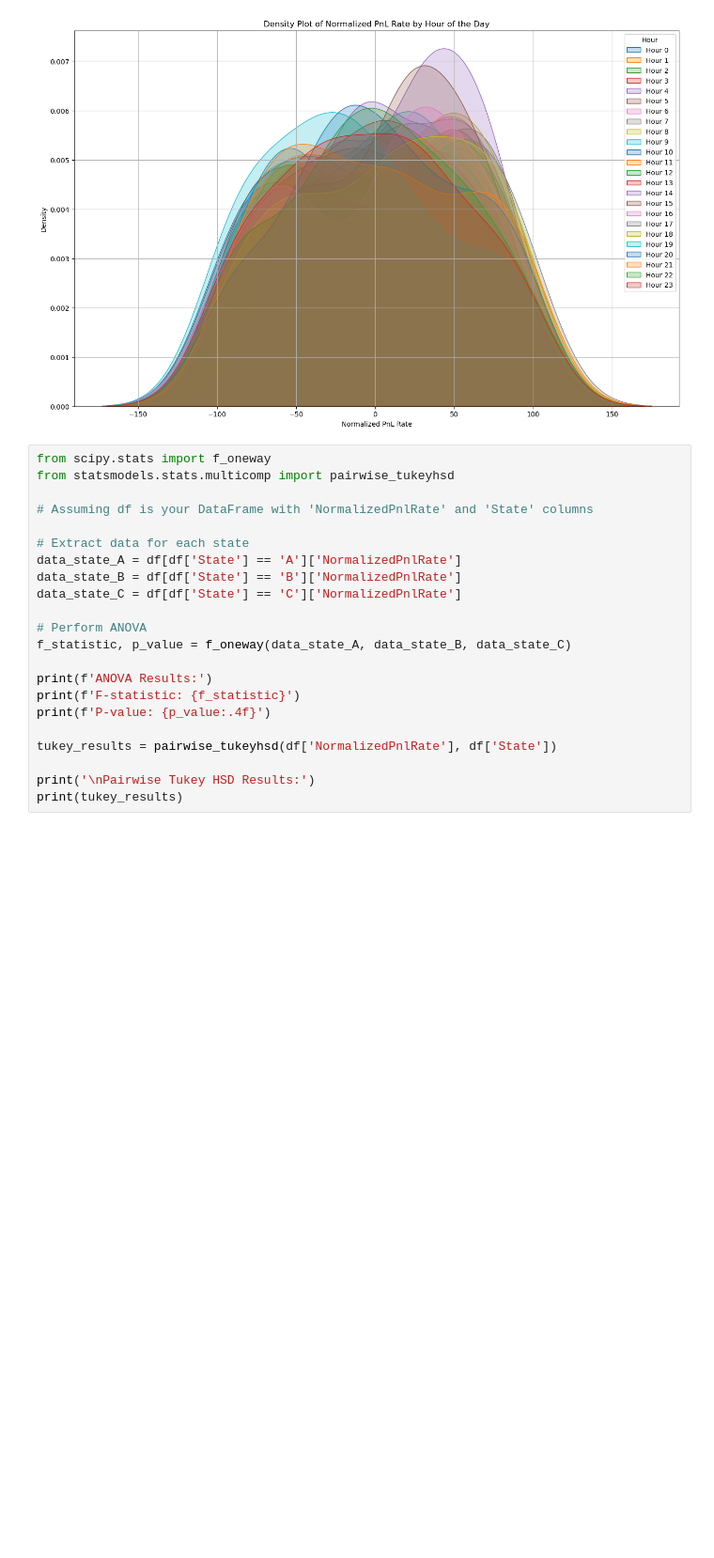
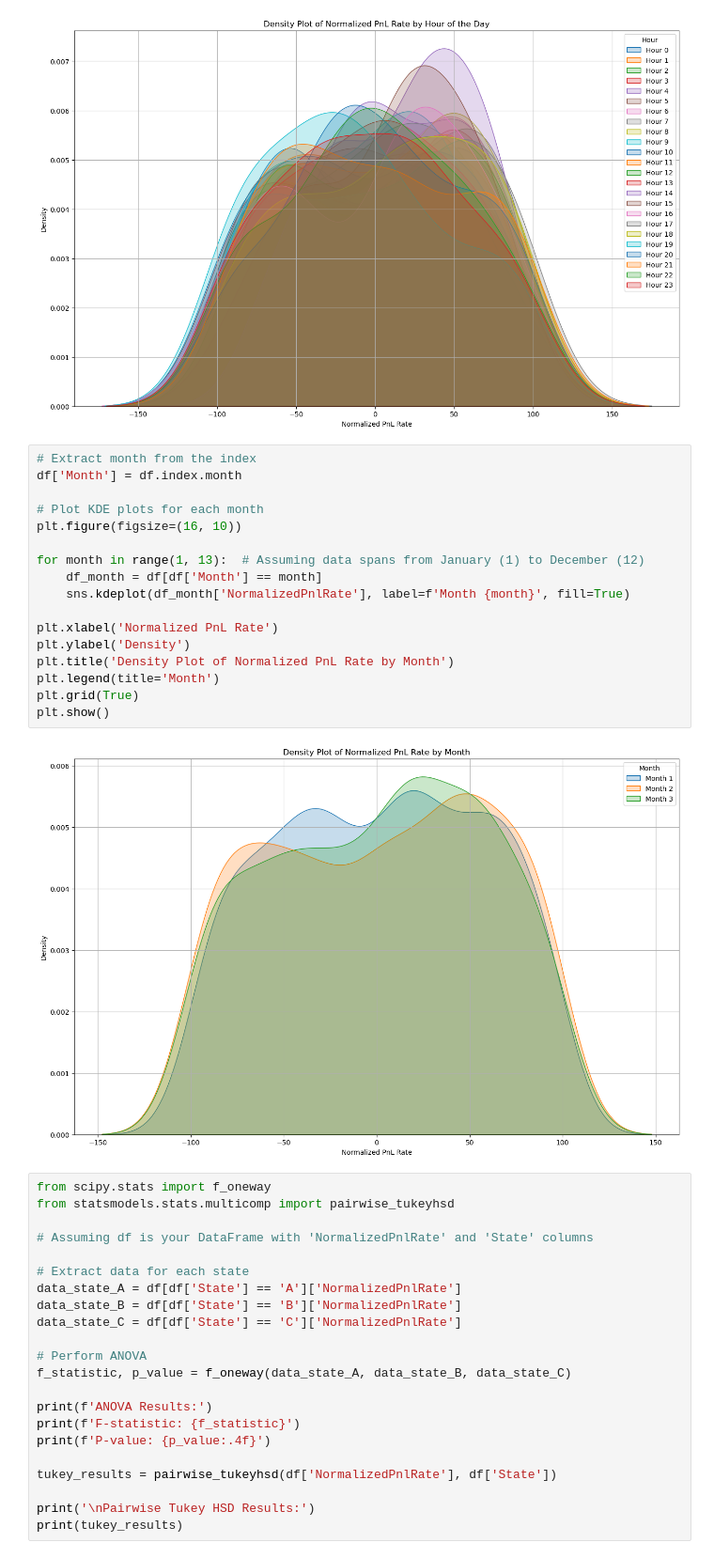
Before and after one commit to dyang1999/notebooks, a Jupyter notebook: time_series_analysis.ipynb, the cells around one changed output. Shown at 94% size. Cells and saved outputs as stored; diff of their text form; blank space fills up the shorter version.

```diff
--- a/time_series_analysis.ipynb
+++ b/time_series_analysis.ipynb
@@ -861,6 +861,25 @@ plt.grid(True)
 plt.show()
 # %% [output]
 [figure]
+# %%
+# Extract month from the index
+df['Month'] = df.index.month
+
+# Plot KDE plots for each month
+plt.figure(figsize=(16, 10))
+
+for month in range(1, 13):  # Assuming data spans from January (1) to December (12)
+    df_month = df[df['Month'] == month]
+    sns.kdeplot(df_month['NormalizedPnlRate'], label=f'Month {month}', fill=True)
+
+plt.xlabel('Normalized PnL Rate')
+plt.ylabel('Density')
+plt.title('Density Plot of Normalized PnL Rate by Month')
+plt.legend(title='Month')
+plt.grid(True)
+plt.show()
+# %% [output]
+[figure, added]
 # %%
 from scipy.stats import f_oneway
 from statsmodels.stats.multicomp import pairwise_tukeyhsd
```
Also changed, not shown: parts of 2 cells of this notebook.
